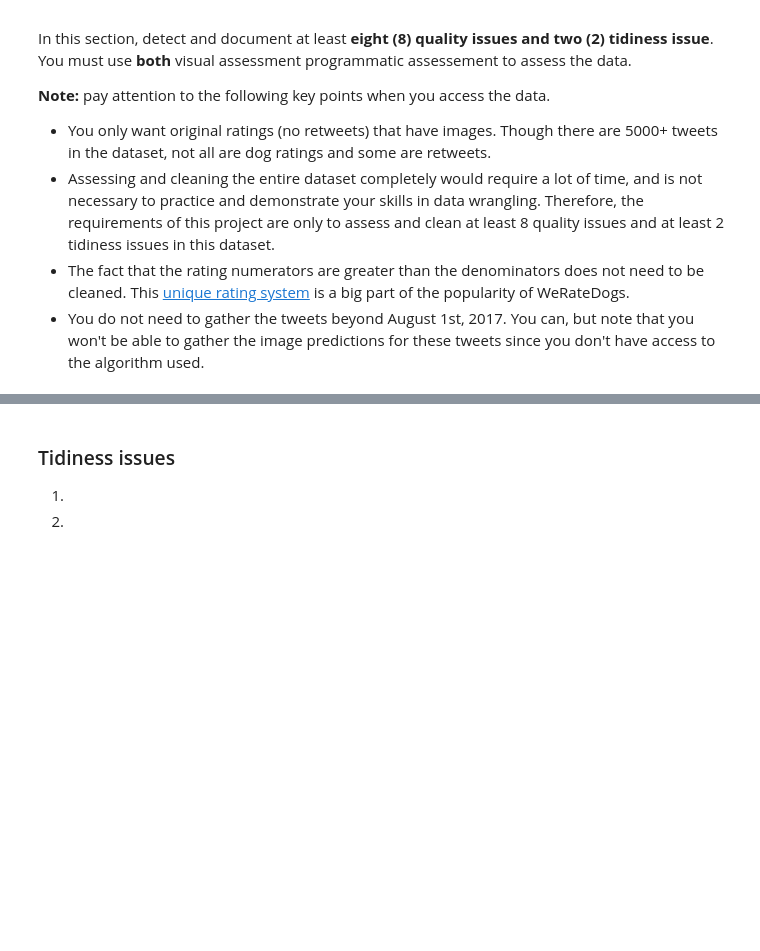
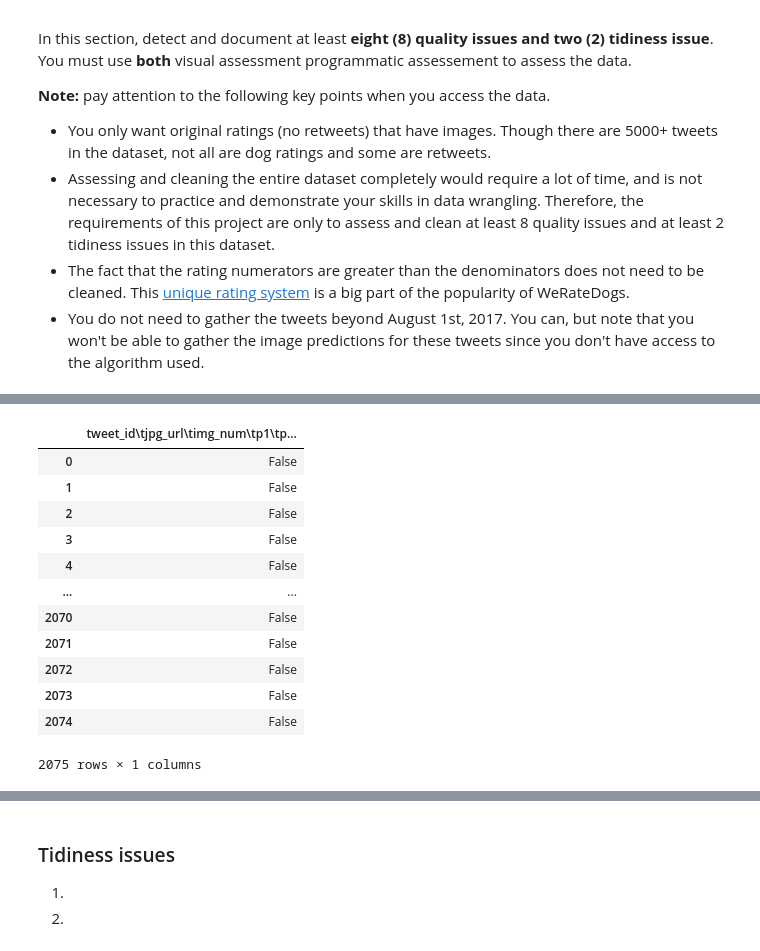
Before and after one commit to EricOdhiambo/wrangling-and-Analyzing-data, a Jupyter notebook: wrangle_act.ipynb, the cells around one changed output, grey strips where cells are left out. Cells and saved outputs as stored; diff of their text form; code cells hidden in the pictures; blank space fills up the shorter version.

```diff
--- a/wrangle_act.ipynb
+++ b/wrangle_act.ipynb
@@ -181,2 +259,18 @@ programmatic assessement to assess the data.
+# %%
+df2.isnull()
+# %% [output]
+|  | tweet_id\tjpg_url\timg_num\tp1\tp... |
+| 0 | False |
+| 1 | False |
+| 2 | False |
+| 3 | False |
+| 4 | False |
+| ... | ... |
+| 2070 | False |
+| 2071 | False |
+| 2072 | False |
+| 2073 | False |
+| 2074 | False |
+2075 rows × 1 columns
 # %% [markdown]
 ### Quality issues
```
Also changed, not shown: parts of 13 cells of this notebook.
